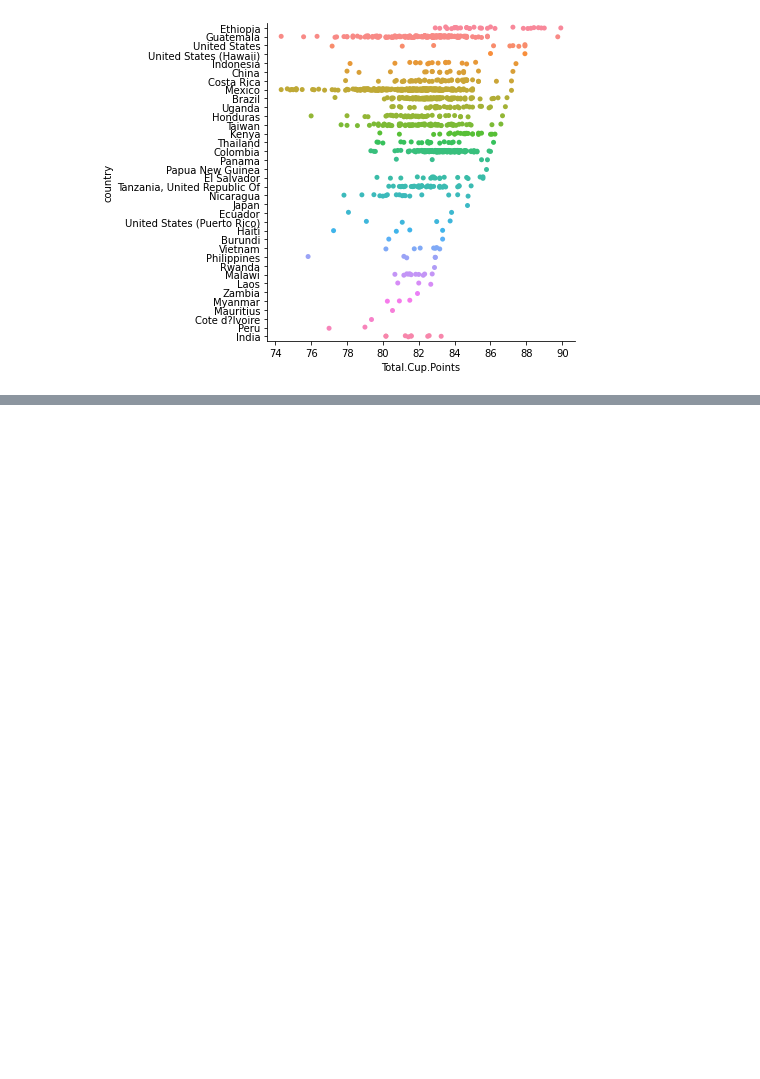
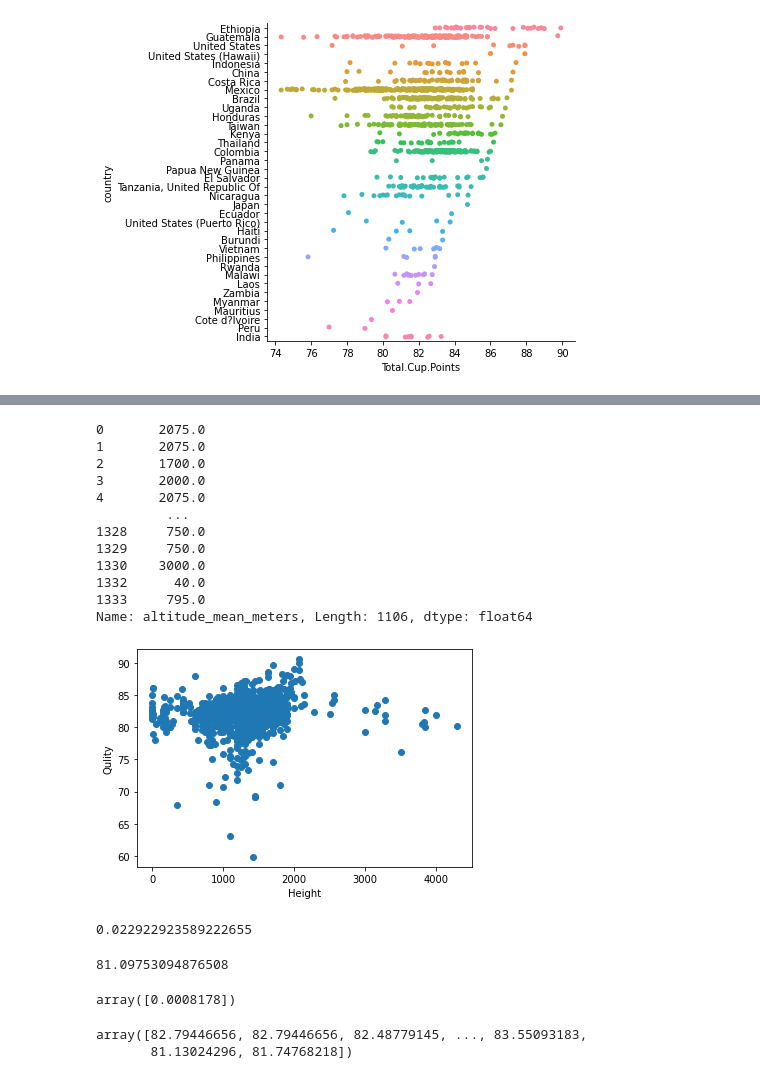
Before and after one commit to arrrin/coffee-analysis, a Jupyter notebook: Basic.ipynb, the cells around one changed output, grey strips where cells are left out. Saved outputs shown, nothing was run; the diff lists cells and outputs as text; code cells hidden in the pictures; blank space fills up the shorter version.

```diff
--- a/Basic.ipynb
+++ b/Basic.ipynb
@@ -167,0 +294,53 @@ except ValueError:
+# %%
+
+import sklearn
+from sklearn.linear_model import LinearRegression
+from sklearn.preprocessing import PolynomialFeatures
+
+#df_height = df[['altitude_mean_meters']]
+df_height = df['altitude_mean_meters']
+df_point = df['Total.Cup.Points']
+mean = df_point.mean().sum()
+plt.scatter(df_height,df_point)
+plt.xlabel("Height")
+plt.ylabel("Qulity")
+
+print(df_height)
+# %% [output]
+0       2075.0
+1       2075.0
+2       1700.0
+3       2000.0
+4       2075.0
+         ...
+1328     750.0
+1329     750.0
+1330    3000.0
+1332      40.0
+1333     795.0
+Name: altitude_mean_meters, Length: 1106, dtype: float64
+[figure, added]
+# %%
+
+model = LinearRegression() # creat object
+x=df[['altitude_mean_meters']] # expect 2D array not Series (1D)
+y=df['Total.Cup.Points']
+
+model.fit(x, y)
+model.score(x, y)
+# %% [output]
+0.022922923589222655
+# %%
+model.intercept_
+# %% [output]
+81.09753094876508
+# %%
+model.coef_
+# %% [output]
+array([0.0008178])
+# %%
+predictions = model.predict(x)
+predictions
+# %% [output]
+array([82.79446656, 82.79446656, 82.48779145, ..., 83.55093183,
+       81.13024296, 81.74768218])
```
Also changed, not shown: parts of 21 cells of this notebook.
